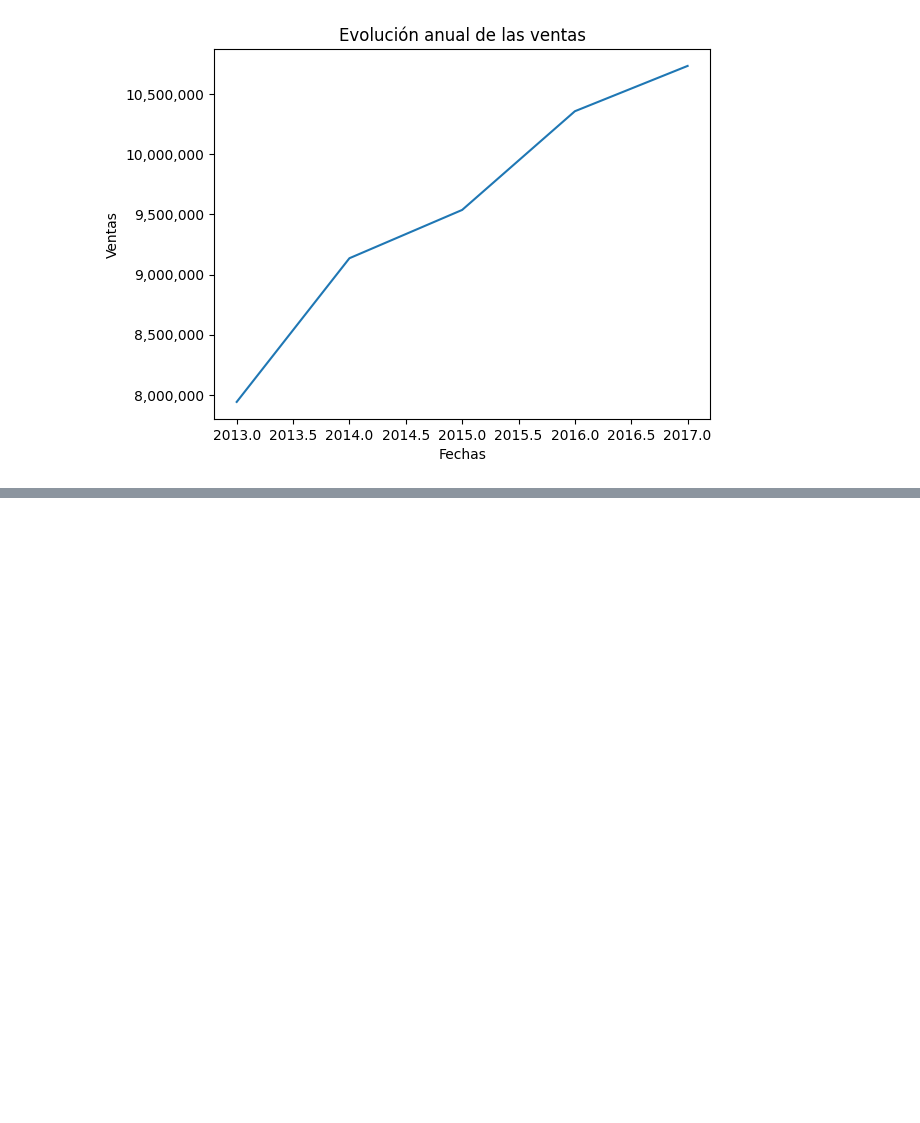
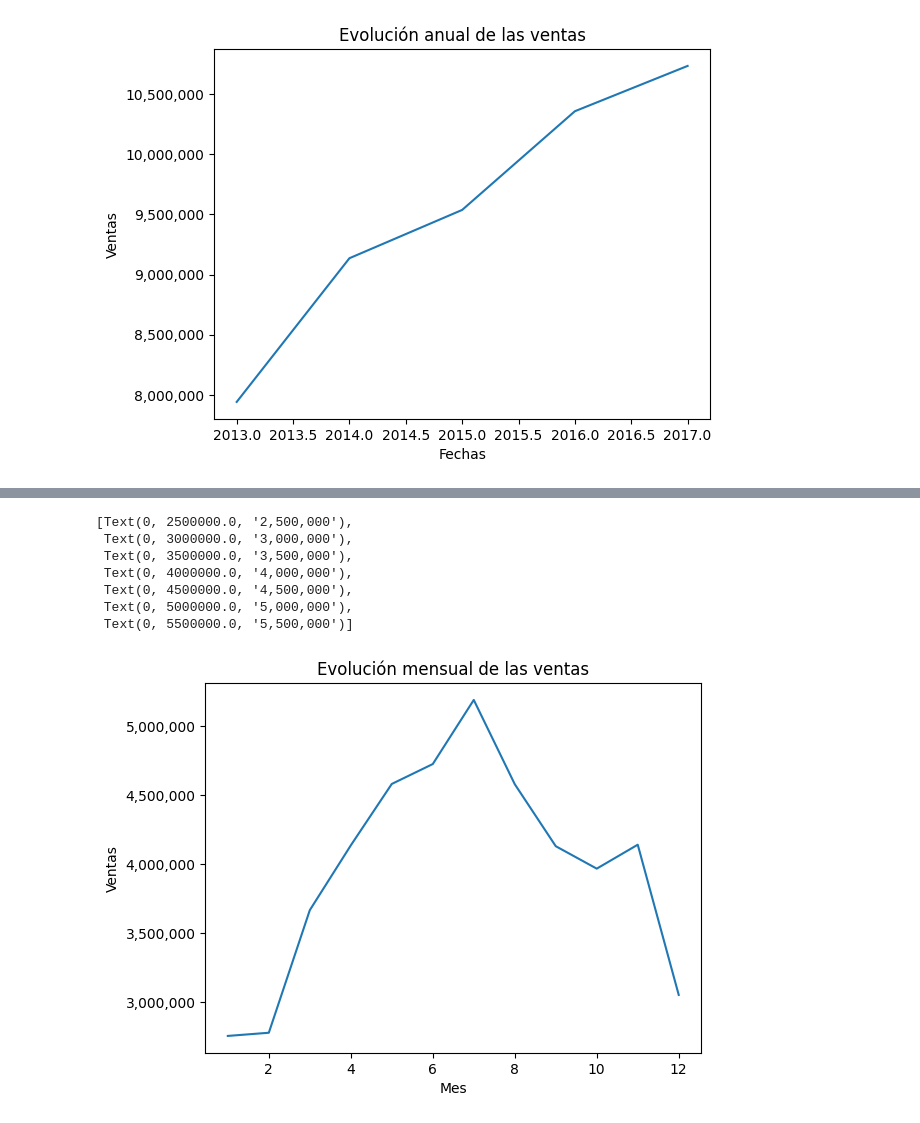
Before and after one commit to where-are-the-avocados/Data-Analysis, a Jupyter notebook: project_n1.ipynb, the cells around one changed output, grey strips where cells are left out. Saved outputs shown, nothing was run; the diff lists cells and outputs as text; code cells hidden in the pictures; blank space fills up the shorter version.

```diff
--- a/project_n1.ipynb
+++ b/project_n1.ipynb
@@ -352,3 +354,5 @@ plt.gca().set_yticklabels(["{:,.0f}".format(x) for x in current_values])
  Text(0, 10500000.0, '10,500,000'),
  Text(0, 11000000.0, '11,000,000')]
 [figure]
+# %%
+month_sales = train.groupby(train.date.dt.month)["sales"].sum()
@@ -354,0 +376,2 @@ plt.gca().set_yticklabels(["{:,.0f}".format(x) for x in current_values])
+# %%
+month_sales = month_sales.reset_index()
@@ -354,0 +394,18 @@ plt.gca().set_yticklabels(["{:,.0f}".format(x) for x in current_values])
+# %%
+sns.lineplot(x="date",y="sales", data=month_sales).set_title("Evolución mensual de las ventas")
+plt.ticklabel_format(style="plain")
+plt.xlabel("Mes")
+plt.ylabel("Ventas")
+
+# I don't know how this even works, but it does what I want it to do. So I don't mind.
+current_values = plt.gca().get_yticks()
+plt.gca().set_yticklabels(["{:,.0f}".format(x) for x in current_values])
+# %% [output]
+[Text(0, 2500000.0, '2,500,000'),
+ Text(0, 3000000.0, '3,000,000'),
+ Text(0, 3500000.0, '3,500,000'),
+ Text(0, 4000000.0, '4,000,000'),
+ Text(0, 4500000.0, '4,500,000'),
+ Text(0, 5000000.0, '5,000,000'),
+ Text(0, 5500000.0, '5,500,000')]
+[figure, added]
```
Also changed, not shown: parts of 7 cells of this notebook.
